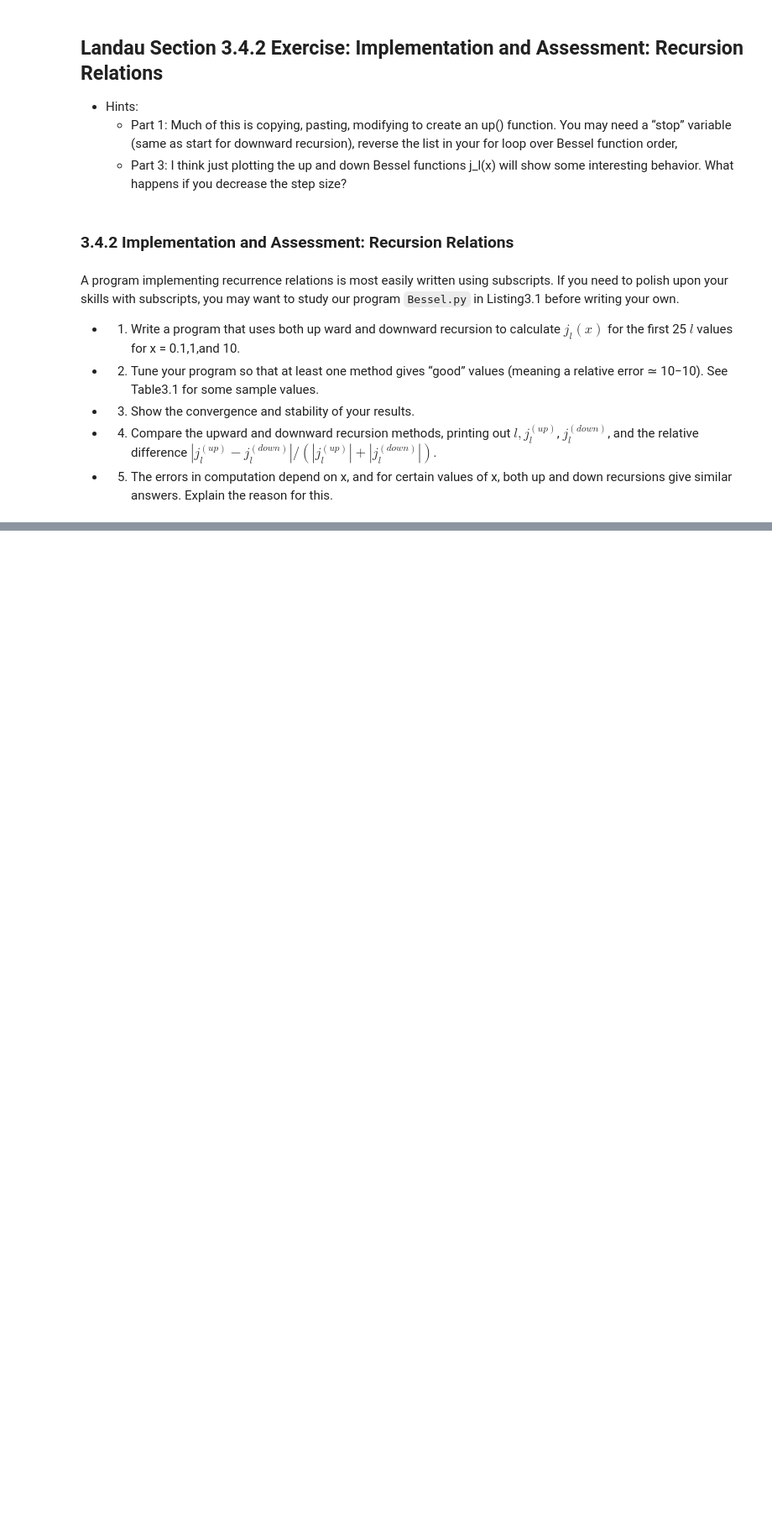
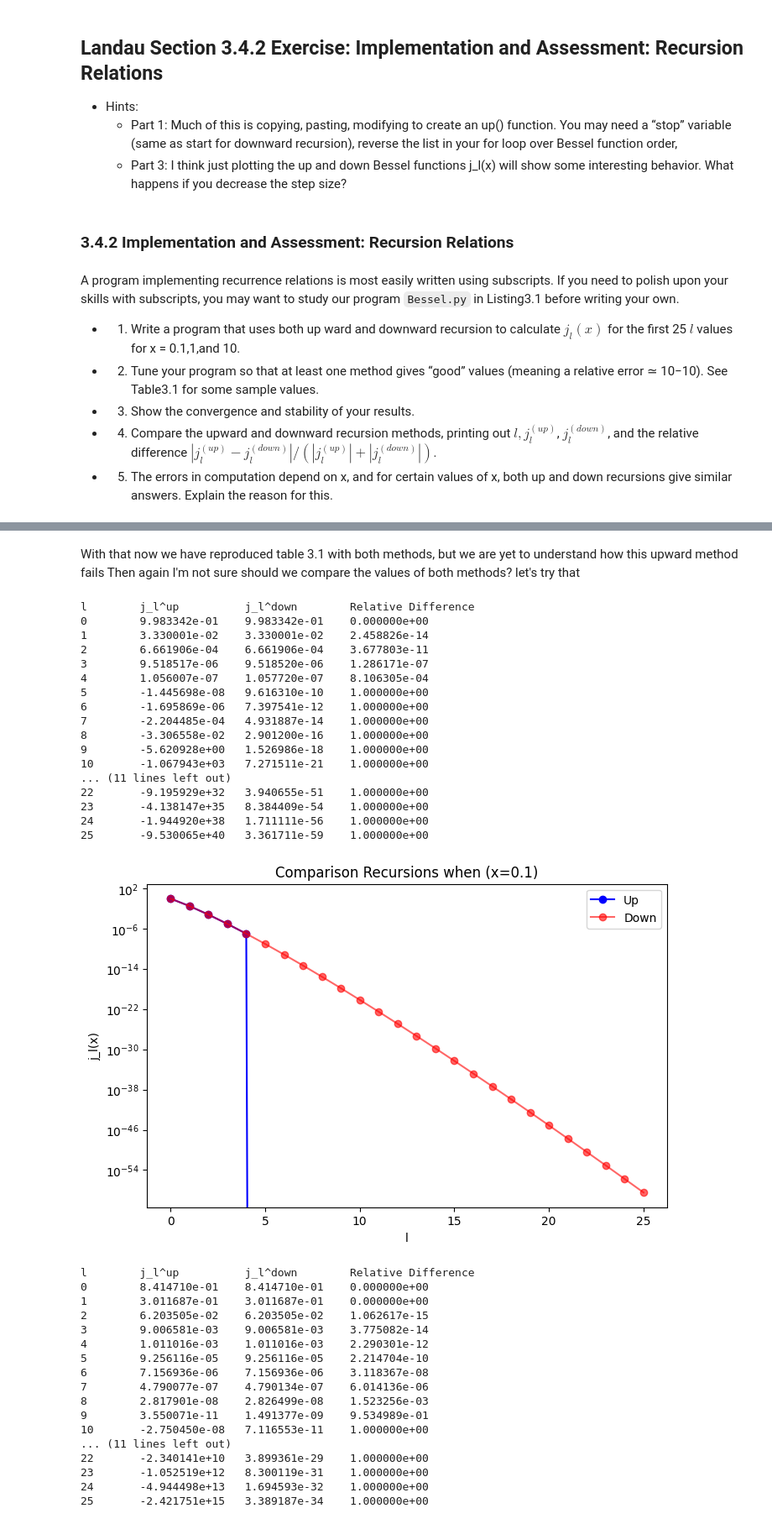
Before and after one commit to Zslw/PHY553ComputationalPhysics, a Jupyter notebook: MyCodes/Ch3/Notebook3-Ch3ErrorAndUncertainties1.ipynb, the cells around one changed output, grey strips where cells are left out. Shown: that part at 84% size. Drawn from its saved outputs; the diff is of its cells as text; code cells hidden in the pictures; blank space fills up the shorter version.

```diff
--- a/MyCodes/Ch3/Notebook3-Ch3ErrorAndUncertainties1.ipynb
+++ b/MyCodes/Ch3/Notebook3-Ch3ErrorAndUncertainties1.ipynb
@@ -422,0 +499,17 @@ recursions give similar answers. Explain the reason for this.
+# %%
+def up(x, n, m=25):
+    j = np.zeros(m + 2, float)
+    j[0] = np.sin(x) / x  # Known initial conditions Eq 3.43
+    j[1] = (np.sin(x)/x**2) - (np.cos(x)/x)
+    for l in range(1, m):
+        j[l + 1] = ((2. * l + 1.) / x) * j[l] - j[l - 1]
+    return j[n]
+# %%
+# Print select Bessel function info in a loop
+x_values = [0.1, 1, 10]
+n = [3, 5, 8]
+
+print('x        ' + '  '.join([f'j{l}(x)' for l in n]))
+for x in x_values:
+    results = [up(x, l, 25) for l in n]
+    print(f'{x:<8} ' + '  '.join(f'{r:.6e}' for r in results))
@@ -422,0 +521,62 @@ recursions give similar answers. Explain the reason for this.
+# %% [markdown]
+With that now we have reproduced table 3.1 with both methods, but we are yet to understand how this upward method fails
+Then again I'm not sure should we compare the values of both methods? let's try that
+# %%
+def compare_methods(x, m=25):
+    j_up = np.array([up(x, n) for n in range(m + 1)])
+    j_down = np.array([down(x, n) for n in range(m + 1)])
+
+    relative_difference = np.abs(j_up - j_down) / (np.abs(j_up) + np.abs(j_down))
+
+    print(f"l \t j_l^up \t j_l^down \t Relative Difference")
+    for n in range(m + 1):
+        print(f"{n} \t {j_up[n]:.6e} \t {j_down[n]:.6e} \t {relative_difference[n]:.6e}")
+
+    plt.figure(figsize=(8, 5))
+    plt.plot(range(m + 1), j_up, 'bo-', label="Up")
+    plt.plot(range(m + 1), j_down, 'ro-', label="Down", alpha=0.6)
+    plt.yscale('log')
+    plt.xlabel("l")
+    plt.ylabel("j_l(x)")
+    plt.title(f"Comparison Recursions when (x={x})")
+    plt.legend()
+    plt.show()
+# %%
+for x in [0.1, 1, 10]:
+    compare_methods(x)
+# %% [output]
+l        j_l^up          j_l^down        Relative Difference
+0        9.983342e-01    9.983342e-01    0.000000e+00
+1        3.330001e-02    3.330001e-02    2.458826e-14
+2        6.661906e-04    6.661906e-04    3.677803e-11
+3        9.518517e-06    9.518520e-06    1.286171e-07
+4        1.056007e-07    1.057720e-07    8.106305e-04
+5        -1.445698e-08   9.616310e-10    1.000000e+00
+6        -1.695869e-06   7.397541e-12    1.000000e+00
+7        -2.204485e-04   4.931887e-14    1.000000e+00
+8        -3.306558e-02   2.901200e-16    1.000000e+00
+9        -5.620928e+00   1.526986e-18    1.000000e+00
+10       -1.067943e+03   7.271511e-21    1.000000e+00
+... (11 lines left out)
+22       -9.195929e+32   3.940655e-51    1.000000e+00
+23       -4.138147e+35   8.384409e-54    1.000000e+00
+24       -1.944920e+38   1.711111e-56    1.000000e+00
+25       -9.530065e+40   3.361711e-59    1.000000e+00
+[figure, added]
+l        j_l^up          j_l^down        Relative Difference
+0        8.414710e-01    8.414710e-01    0.000000e+00
+1        3.011687e-01    3.011687e-01    0.000000e+00
+2        6.203505e-02    6.203505e-02    1.062617e-15
+3        9.006581e-03    9.006581e-03    3.775082e-14
+4        1.011016e-03    1.011016e-03    2.290301e-12
+5        9.256116e-05    9.256116e-05    2.214704e-10
+6        7.156936e-06    7.156936e-06    3.118367e-08
+7        4.790077e-07    4.790134e-07    6.014136e-06
+8        2.817901e-08    2.826499e-08    1.523256e-03
+9        3.550071e-11    1.491377e-09    9.534989e-01
+10       -2.750450e-08   7.116553e-11    1.000000e+00
+... (11 lines left out)
+22       -2.340141e+10   3.899361e-29    1.000000e+00
+23       -1.052519e+12   8.300119e-31    1.000000e+00
+24       -4.944498e+13   1.694593e-32    1.000000e+00
+25       -2.421751e+15   3.389187e-34    1.000000e+00
```
Also changed, not shown: parts of 7 cells of this notebook, 3 other files.
